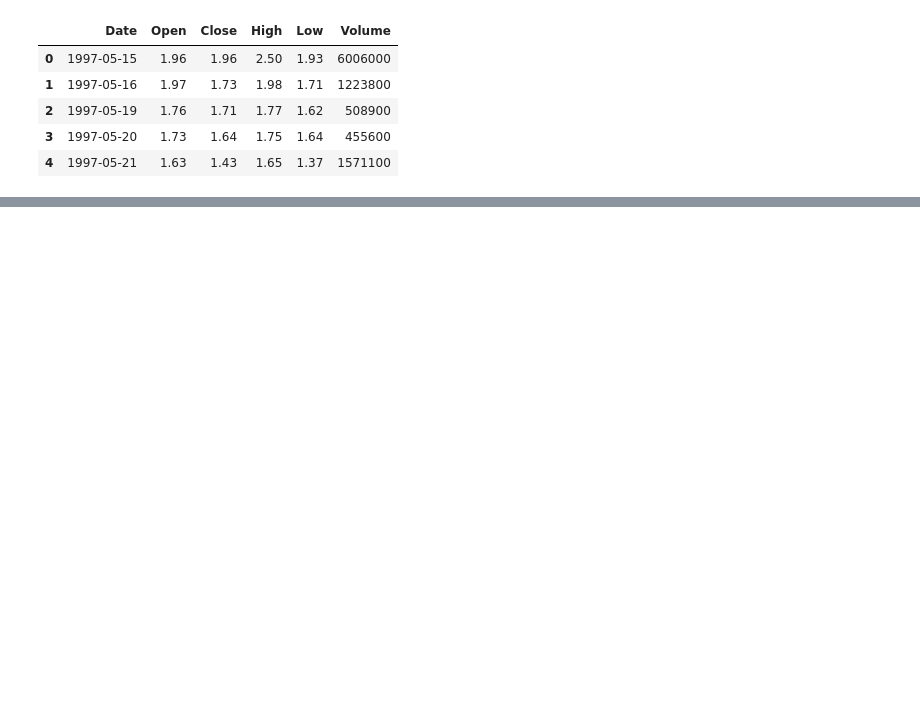
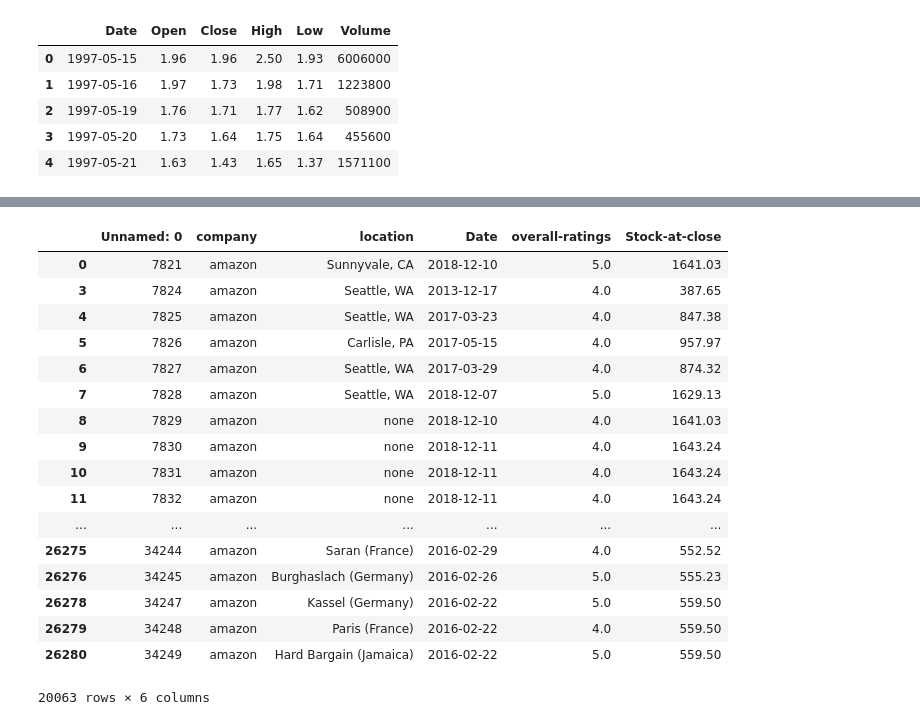
Before and after one commit to annabl38/Project_1, a Jupyter notebook: Company_stuff.Kim.ipynb, the cells around one changed output, grey strips where cells are left out. Drawn from its saved outputs; the diff is of its cells as text; code cells hidden in the pictures; blank space fills up the shorter version.

```diff
--- a/Company_stuff.Kim.ipynb
+++ b/Company_stuff.Kim.ipynb
@@ -111,0 +104,25 @@ Amazon_AMZN.head()
+# %%
+Amazon_AMZN.drop(['job-title','summary','pros','cons','advice-to-mgmt','work-balance-stars',
+                  'culture-values-stars','carrer-opportunities-stars','comp-benefit-stars',
+                  'senior-mangemnet-stars','helpful-count','link','Open','High','Low','Volume'], axis=1, inplace=True)
+Amazon_AMZN=Amazon_AMZN.rename(columns={"Close":"Stock-at-close"})
+Amazon_AMZN.dropna()
+# %% [output]
+|  | Unnamed: 0 | company | location | Date | overall-ratings | Stock-at-close |
+| 0 | 7821 | amazon | Sunnyvale, CA | 2018-12-10 | 5.0 | 1641.03 |
+| 3 | 7824 | amazon | Seattle, WA | 2013-12-17 | 4.0 | 387.65 |
+| 4 | 7825 | amazon | Seattle, WA | 2017-03-23 | 4.0 | 847.38 |
+| 5 | 7826 | amazon | Carlisle, PA | 2017-05-15 | 4.0 | 957.97 |
+| 6 | 7827 | amazon | Seattle, WA | 2017-03-29 | 4.0 | 874.32 |
+| 7 | 7828 | amazon | Seattle, WA | 2018-12-07 | 5.0 | 1629.13 |
+| 8 | 7829 | amazon | none | 2018-12-10 | 4.0 | 1641.03 |
+| 9 | 7830 | amazon | none | 2018-12-11 | 4.0 | 1643.24 |
+| 10 | 7831 | amazon | none | 2018-12-11 | 4.0 | 1643.24 |
+| 11 | 7832 | amazon | none | 2018-12-11 | 4.0 | 1643.24 |
+| ... | ... | ... | ... | ... | ... | ... |
+| 26275 | 34244 | amazon | Saran (France) | 2016-02-29 | 4.0 | 552.52 |
+| 26276 | 34245 | amazon | Burghaslach (Germany) | 2016-02-26 | 5.0 | 555.23 |
+| 26278 | 34247 | amazon | Kassel (Germany) | 2016-02-22 | 5.0 | 559.50 |
+| 26279 | 34248 | amazon | Paris (France) | 2016-02-22 | 4.0 | 559.50 |
+| 26280 | 34249 | amazon | Hard Bargain (Jamaica) | 2016-02-22 | 5.0 | 559.50 |
+20063 rows × 6 columns
```
Also changed, not shown: parts of 2 cells of this notebook.
